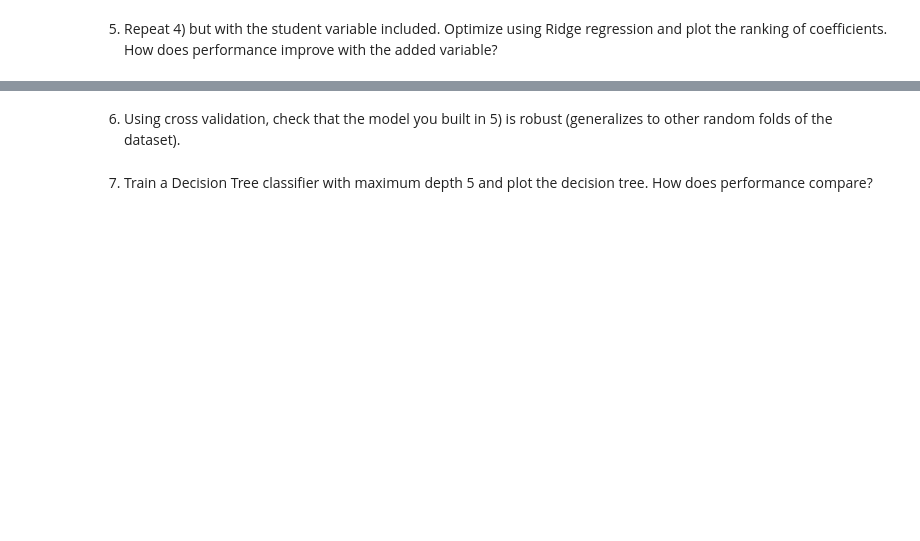
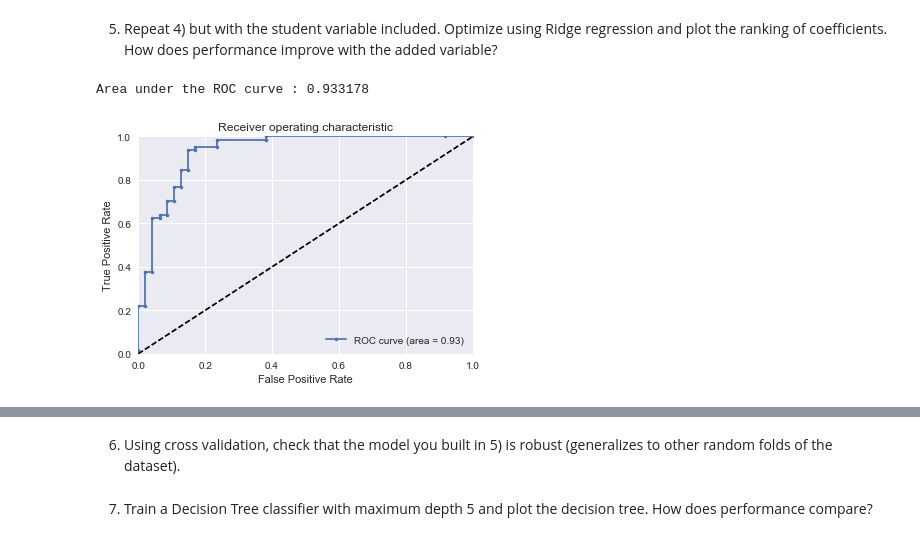
Before and after one commit to Columbia-Intro-Data-Science/python-introduction-radifi, a Jupyter notebook: Homework3-Classification.ipynb, the cells around one changed output, grey strips where cells are left out. Saved outputs shown, nothing was run; the diff lists cells and outputs as text; code cells hidden in the pictures; blank space fills up the shorter version.

```diff
--- a/Homework3-Classification.ipynb
+++ b/Homework3-Classification.ipynb
@@ -246,3 +266,25 @@ def SaveROCCurvePlot(plt, fname, randomline=True):
 # %% [markdown]
 5) Repeat 4) but with the student variable included. Optimize using Ridge regression and plot the ranking
 of coefficients.  How does performance improve with the added variable?
+# %%
+#X = df_final
+X = df_final[['balance', 'income', 'student_Yes', 'student_No']].values
+
+# encode class labels
+classes, y = np.unique(df_final.default_Yes.values, return_inverse=True)
+y = (y * 2) - 1  # map {0, 1} to {-1, 1}
+
+# Scale columns for regression.
+scaler = StandardScaler()
+#X = X.as_matrix().astype(np.float)
+X = scaler.fit_transform(X)
+
+
+# Generate ROC  for LR with l1 penalty and C=0.1
+fpr,tpr,roc_auc, thresholds = generate_auc(X,y,LogisticRegression,C=0.1,penalty='l1')
+
+# Plots ROC
+generate_ROCplot(fpr,tpr,'LR',roc_auc)
+# %% [output]
+Area under the ROC curve : 0.933178
+[figure, added]
```
Also changed, not shown: parts of 9 cells of this notebook.
